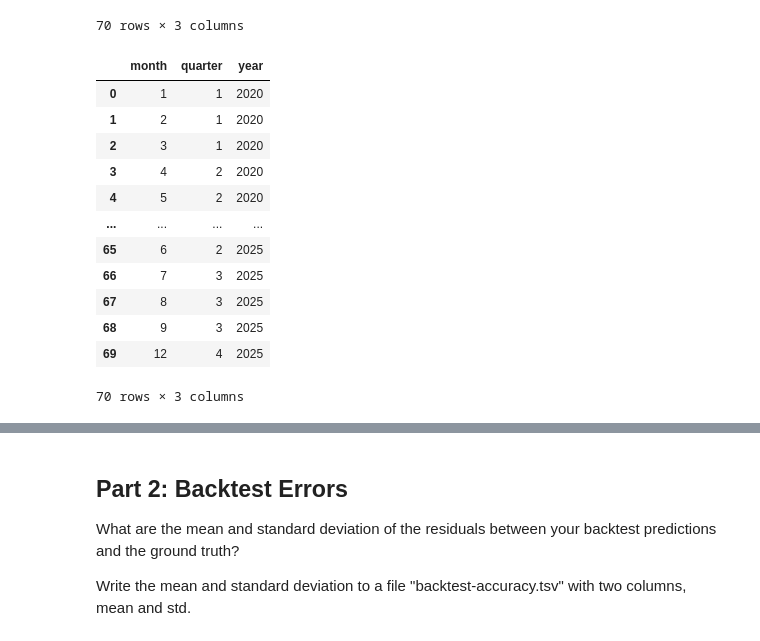
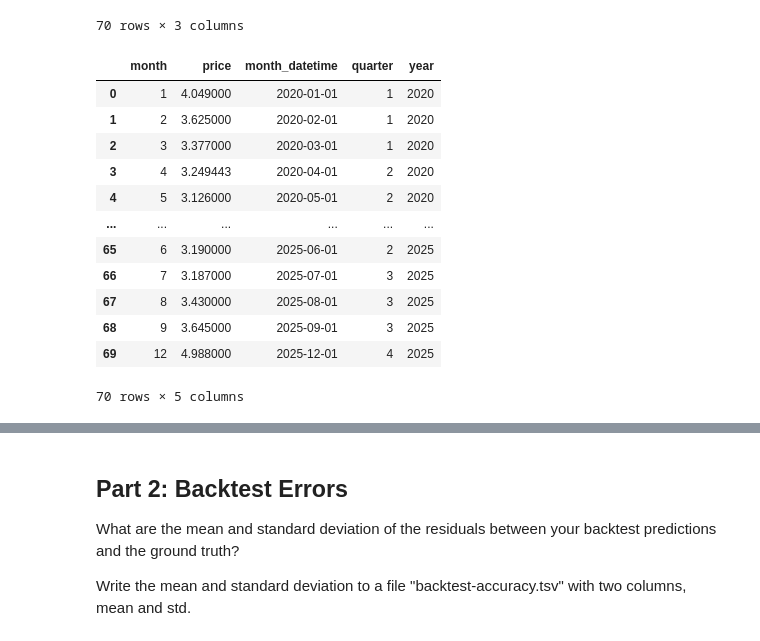
Before and after one commit to calebhadley1/AI_in_the_Field_Coursework, a Jupyter notebook: Week 2/dx704-project-02.ipynb, the cells around one changed output, grey strips where cells are left out. Saved outputs shown, nothing was run; the diff lists cells and outputs as text; code cells hidden in the pictures.

```diff
--- a/Week 2/dx704-project-02.ipynb
+++ b/Week 2/dx704-project-02.ipynb
@@ -112,21 +107,21 @@ y = df['price']
 # %%
-X['month'] = X['month_datetime'].dt.month
-X['quarter'] = X['month_datetime'].dt.quarter
-X['year'] = X['month_datetime'].dt.year
+# df['month'] = df['month_datetime'].dt.month
+# df['quarter'] = df['month_datetime'].dt.quarter
+# df['year'] = df['month_datetime'].dt.year
 
-X = X.drop(columns=['month_datetime'])
-X
+# # df = df.drop(columns=['month_datetime'])
+# df
 # %% [output]
-|  | month | quarter | year |
-| 0 | 1 | 1 | 2020 |
-| 1 | 2 | 1 | 2020 |
-| 2 | 3 | 1 | 2020 |
-| 3 | 4 | 2 | 2020 |
-| 4 | 5 | 2 | 2020 |
-| ... | ... | ... | ... |
-| 65 | 6 | 2 | 2025 |
-| 66 | 7 | 3 | 2025 |
-| 67 | 8 | 3 | 2025 |
-| 68 | 9 | 3 | 2025 |
-| 69 | 12 | 4 | 2025 |
+|  | month | price | month_datetime | quarter | year |
+| 0 | 1 | 4.049000 | 2020-01-01 | 1 | 2020 |
+| 1 | 2 | 3.625000 | 2020-02-01 | 1 | 2020 |
+| 2 | 3 | 3.377000 | 2020-03-01 | 1 | 2020 |
+| 3 | 4 | 3.249443 | 2020-04-01 | 2 | 2020 |
+| 4 | 5 | 3.126000 | 2020-05-01 | 2 | 2020 |
+| ... | ... | ... | ... | ... | ... |
+| 65 | 6 | 3.190000 | 2025-06-01 | 2 | 2025 |
+| 66 | 7 | 3.187000 | 2025-07-01 | 3 | 2025 |
+| 67 | 8 | 3.430000 | 2025-08-01 | 3 | 2025 |
+| 68 | 9 | 3.645000 | 2025-09-01 | 3 | 2025 |
+| 69 | 12 | 4.988000 | 2025-12-01 | 4 | 2025 |
-70 rows × 3 columns
+70 rows × 5 columns
```
Also changed, not shown: parts of 33 cells of this notebook, 2 other files.
